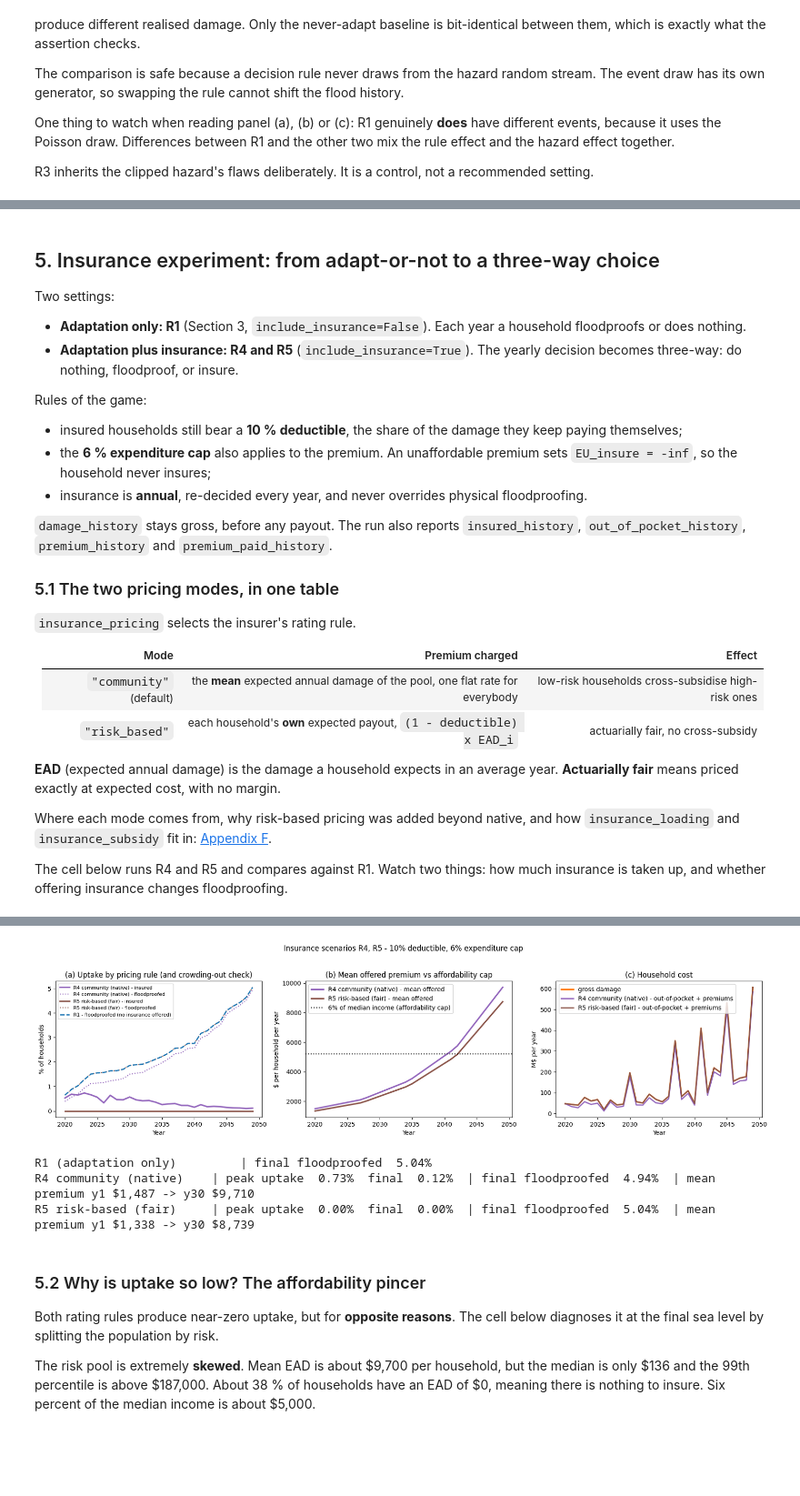
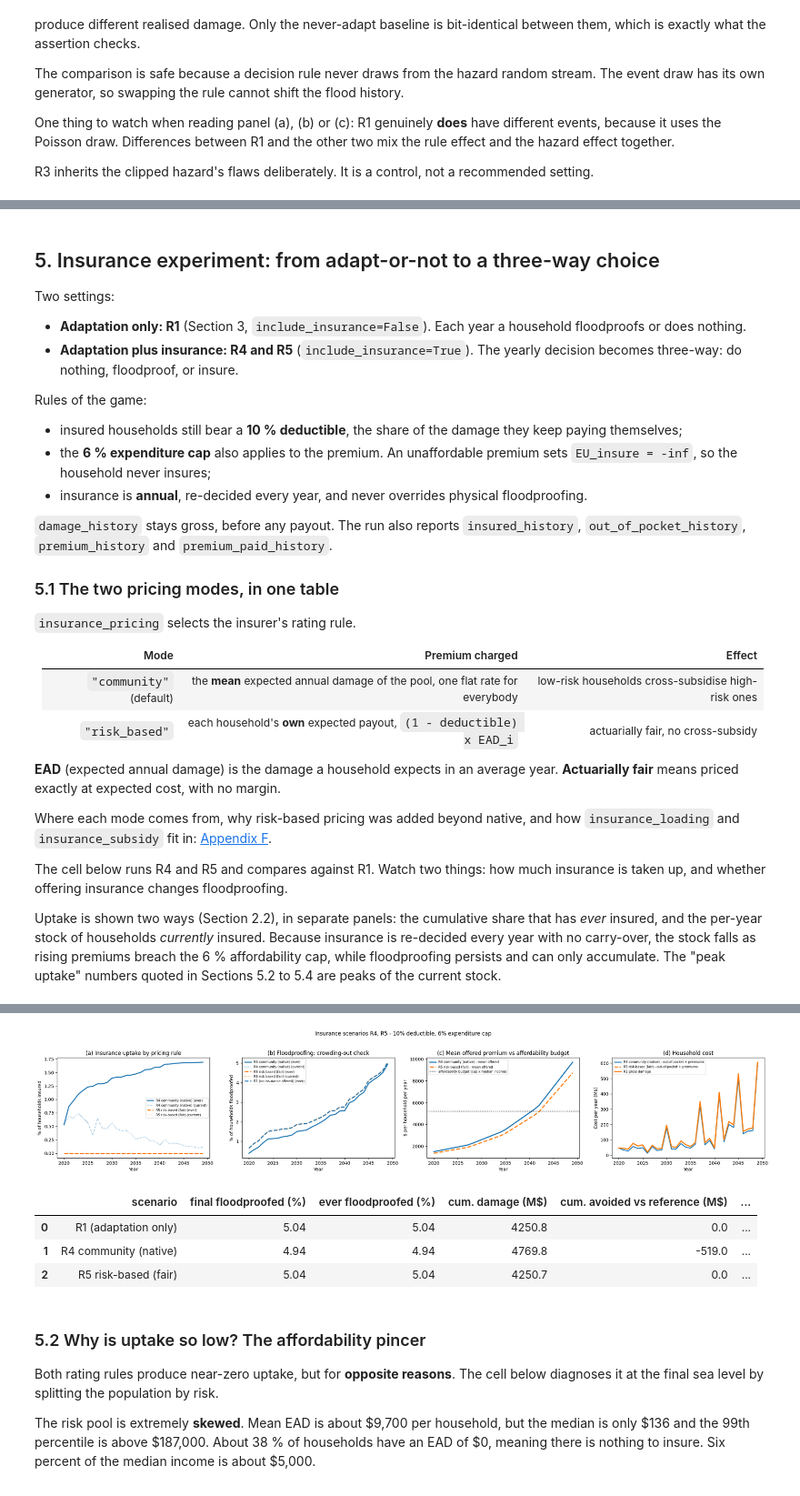
Before and after one commit to Deltares-research/FloodAdapt-ABM, a Jupyter notebook: notebooks/2_run_coupled_abm.ipynb, the cells around one changed output, grey strips where cells are left out. Shown at 91% size. Cells and saved outputs as stored; diff of their text form; code cells hidden in the pictures; blank space fills up the shorter version.

```diff
--- a/notebooks/2_run_coupled_abm.ipynb
+++ b/notebooks/2_run_coupled_abm.ipynb
@@ -977,6 +915,8 @@ Rules of the game:
 Where each mode comes from, why risk-based pricing was added beyond native, and how `insurance_loading` and `insurance_subsidy` fit in: [Appendix F](#app-f).
 
 The cell below runs R4 and R5 and compares against R1. Watch two things: how much insurance is taken up, and whether offering insurance changes floodproofing.
+
+Uptake is shown two ways (Section 2.2), in separate panels: the cumulative share that has *ever* insured, and the per-year stock of households *currently* insured. Because insurance is re-decided every year with no carry-over, the stock falls as rising premiums breach the 6 % affordability cap, while floodproofing persists and can only accumulate. The "peak uptake" numbers quoted in Sections 5.2 to 5.4 are peaks of the current stock.
 # %%
 # R4, R5: insurance scenarios, community vs risk-based pricing,
 # compared against R1 (the Section-3 run, no insurance).
@@ -1003,65 +943,30 @@ def run_insurance(label, pricing, subsidy=0.0, loading=1.0):
                            decision_rule=rule,
                            income_percentile_per_agent=income_percentiles)
     res = eng.run(slr_values, no_seq=NO_SEQ, seed=SEED, n_jobs=-1)
-    eng._data.clear_interp_cache()   # memory hygiene (see Section 4.1)
+    eng.clear_cache()   # memory hygiene (see Section 4.1)
     return res
 
 scenarios = {
     "R4 community (native)":  run_insurance("R4", "community"),
     "R5 risk-based (fair)":   run_insurance("R5", "risk_based"),
 }
-colors = {"R4 community (native)": "C4", "R5 risk-based (fair)": "C5"}
-cap_budget = np.median(engine._data.income) * config.decision.expenditure_cap
+# One colour per scenario; line style carries the rating rule (solid
+# community, dashed risk-based). The R1 reference is drawn in black.
+styles = {"R4 community (native)": ("C0", "-"), "R5 risk-based (fair)": ("C1", "--")}
+cap_budget = np.median(engine.income) * config.decision.expenditure_cap
 
-fig, axes = plt.subplots(1, 3, figsize=(17, 4.4))
+fig = plotting.plot_insurance_overview(
+    years, scenarios, reference=results, cap_budget=cap_budget, styles=styles,
+    title="Insurance scenarios R4, R5 - 10% deductible, 6% expenditure cap",
+)
+plt.show()
 
-ax = axes[0]
-for label, res in scenarios.items():
-    ax.plot(years, 100 * res["insured_fraction"].mean(0), lw=2.4,
-            color=colors[label], label=f"{label} - insured")
-    ax.plot(years, 100 * res["adoption_fraction"].mean(0), lw=1.6, ls=":",
-            color=colors[label], label=f"{label} - floodproofed")
-ax.plot(years, 100 * results["adoption_fraction"].mean(0), lw=2.0, color="C0",
-        ls="--", label="R1 - floodproofed (no insurance offered)")
-ax.set_title("(a) Uptake by pricing rule (and crowding-out check)")
-ax.set_xlabel("Year"); ax.set_ylabel("% of households"); ax.legend(fontsize=8)
+# One row per run. 'peak/final insured' are the per-year stock (currently
+# insured), 'ever insured' the cumulative share; 'cum. avoided vs reference'
+# is measured against R1 (negative = more damage than R1).
+display(analysis.scenario_summary({"R1 (adaptation only)": results, **scenarios},
+                                  reference=results))
 
-ax = axes[1]
-for label, res in scenarios.items():
-    ax.plot(years, res["premium_history"].mean(0), lw=2.4, color=colors[label],
-            label=f"{label} - mean offered")
-ax.axhline(cap_budget, color="k", ls=":", lw=1.6,
-           label="6% of median income (affordability cap)")
-ax.set_title("(b) Mean offered premium vs affordability cap")
-ax.set_xlabel("Year"); ax.set_ylabel("$ per household per year"); ax.legend()
-
-ax = axes[2]
-gross = results["damage_history"].astype(np.float64).sum(axis=1).mean(0) / 1e6
-ax.plot(years, gross, color="C1", lw=2.4, label="gross damage")
-for label, res in scenarios.items():
-    total = (res["out_of_pocket_history"].astype(np.float64)
-             + res["premium_paid_history"].astype(np.float64)).sum(axis=1).mean(0) / 1e6
-    ax.plot(years, total, lw=2.0, color=colors[label],
-            label=f"{label} - out-of-pocket + premiums")
-ax.set_title("(c) Household cost")
-ax.set_xlabel("Year"); ax.set_ylabel("M$ per year"); ax.legend()
-
-fig.suptitle("Insurance scenarios R4, R5 - 10% deductible, 6% expenditure cap", y=1.03)
-fig.tight_layout(); plt.show()
-
-print("R1 (adaptation only)         | final floodproofed "
-      f"{100 * results['adoption_fraction'].mean(0)[-1]:5.2f}%")
-for label, res in scenarios.items():
-    ins = res["insured_fraction"].mean(0)
-    prem = res["premium_history"].mean(0)
-    fp = res["adoption_fraction"].mean(0)
-    print(f"{label:24s} | peak uptake {100*ins.max():5.2f}%  final {100*ins[-1]:5.2f}%"
-          f"  | final floodproofed {100*fp[-1]:5.2f}%"
-          f"  | mean premium y1 ${prem[0]:,.0f} -> y{N_YEARS} ${prem[-1]:,.0f}")
-
-# Memory hygiene: drop the loop variable; `scenarios` (R4, R5) is kept
-# because the R6-R8 subsidy comparison below reuses it.
-del res
-gc.collect();
+# `scenarios` (R4, R5) is kept: the R6-R8 subsidy comparison below reuses it.
 # %% [output]
 R4 decision rule : DynamoLiveRule (status: preferred; three-way decide)
@@ -1081,10 +986,11 @@ R4 decision rule : DynamoLiveRule (status: preferred; three-way decide)
 [calcEU_insure] Warning, 41384 negative NPVs encountered in floodadapt_abm (0.36%)
 [calcEU_insure] Warning, 41384 negative NPVs encountered in floodadapt_abm (0.36%)
 R5 decision rule : SEURule (status: reference; three-way decide)
-[figure, old version]
+[figure, new version]
-R1 (adaptation only)         | final floodproofed  5.04%
-R4 community (native)    | peak uptake  0.73%  final  0.12%  | final floodproofed  4.94%  | mean premium y1 $1,487 -> y30 $9,710
-R5 risk-based (fair)     | peak uptake  0.00%  final  0.00%  | final floodproofed  5.04%  | mean premium y1 $1,338 -> y30 $8,739
+|  | scenario | final floodproofed (%) | ever floodproofed (%) | cum. damage (M$) | cum. avoided vs reference (M$) | ... |
+| 0 | R1 (adaptation only) | 5.04 | 5.04 | 4250.8 | 0.0 | ... |
+| 1 | R4 community (native) | 4.94 | 4.94 | 4769.8 | -519.0 | ... |
+| 2 | R5 risk-based (fair) | 5.04 | 5.04 | 4250.7 | 0.0 | ... |
 # %% [markdown]
 ### 5.2 Why is uptake so low? The affordability pincer
 
```
Also changed, not shown: parts of 13 cells of this notebook, 10 other files.
